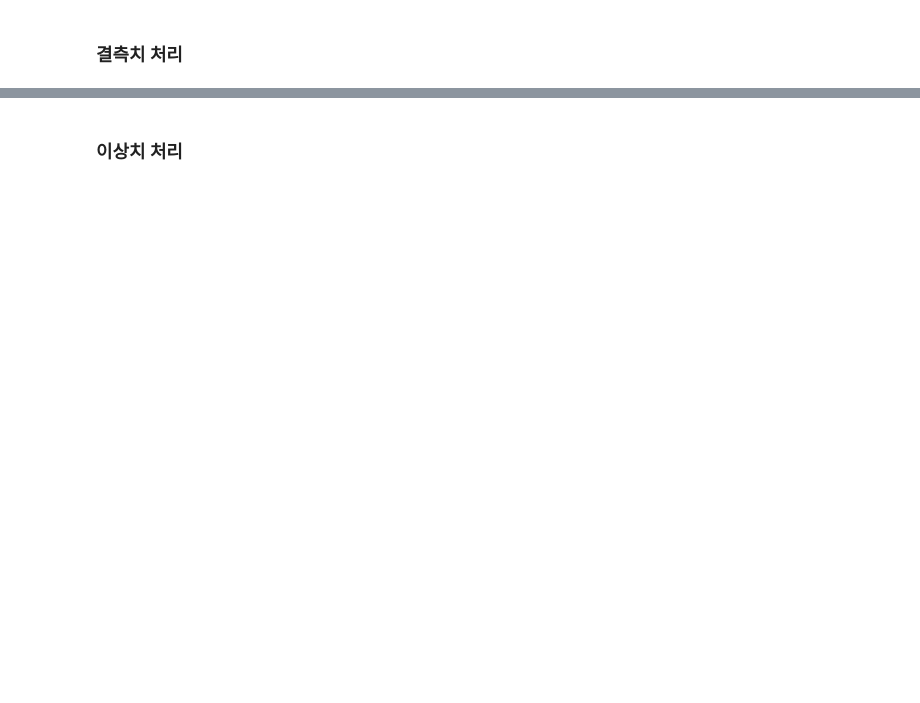
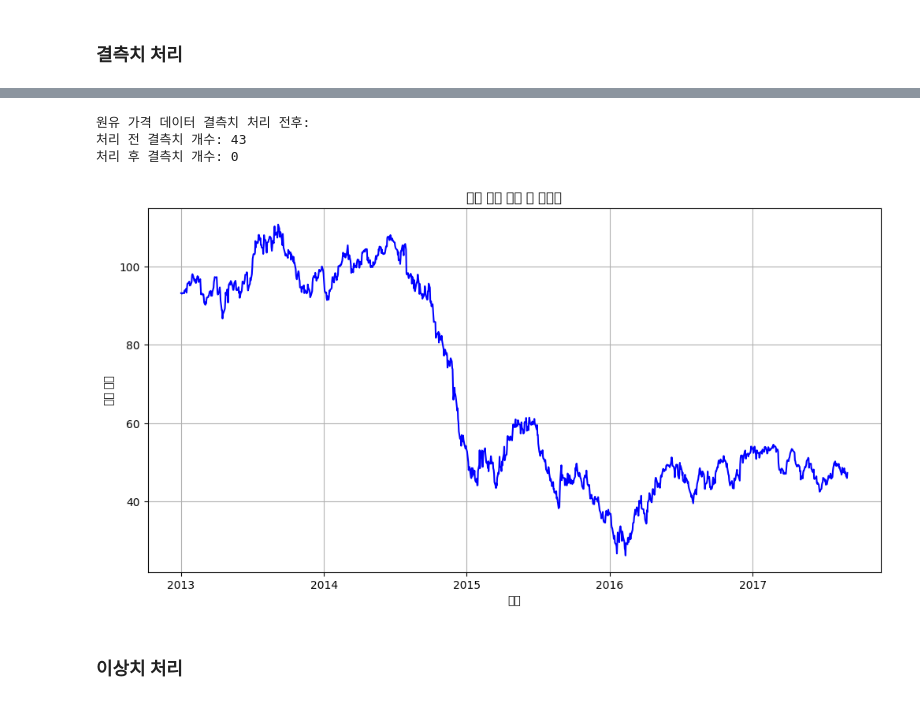
Before and after one commit to junshikpark/Data-Analysis-with-Open-Source, a Jupyter notebook: 오픈소스_데이터_분석_7강.ipynb, the cells around one changed output, grey strips where cells are left out. Drawn from its saved outputs; the diff is of its cells as text; code cells hidden in the pictures; blank space fills up the shorter version.

```diff
--- a/오픈소스_데이터_분석_7강.ipynb
+++ b/오픈소스_데이터_분석_7강.ipynb
@@ -329,3 +329,14 @@ Archive:  store-sales-time-series-forecasting.zip
   inflating: test.csv
   inflating: train.csv
   inflating: transactions.csv
+# %%
+import pandas as pd
+
+train = pd.read_csv('train.csv')
+stores = pd.read_csv('stores.csv')
+transactions = pd.read_csv('transactions.csv')
+oil = pd.read_csv('oil.csv')
+holidays_events = pd.read_csv('holidays_events.csv')
+
+print('학습 데이터 기본 정보:')
+print(train.info())
@@ -381,16 +421,26 @@ NameError: name 'oil' is not defined
 # %%
 oil_cleaned = oil.copy()
 
 ### 선형 보간법 적용한 원유 가격 데이터
+oil_cleaned['dcoilwtico']= oil_cleaned['dcoilwtico'].interpolate(method = 'linear',limit_direction ='both')
+
+print('\n원유 가격 데이터 결측치 처리 전후:')
+print('처리 전 결측치 개수:',oil['dcoilwtico'].isnull().sum())
+print('처리 후 결측치 개수:',oil_cleaned['dcoilwtico'].isnull().sum())
 
 
 plt.figure(figsize=(12, 6))
 plt.plot(oil_cleaned['date'], oil_cleaned['dcoilwtico'], 'b-')
 plt.title("원유 가격 보간 후 데이터")
 plt.xlabel("날짜")
 plt.ylabel("원유 가격")
 plt.grid(True)
 plt.show()
+# %% [output]
+원유 가격 데이터 결측치 처리 전후:
+처리 전 결측치 개수: 43
+처리 후 결측치 개수: 0
+[figure, added]
 # %% [markdown]
 ### 이상치 처리
 # %%
```
Also changed, not shown: parts of 11 cells of this notebook.
